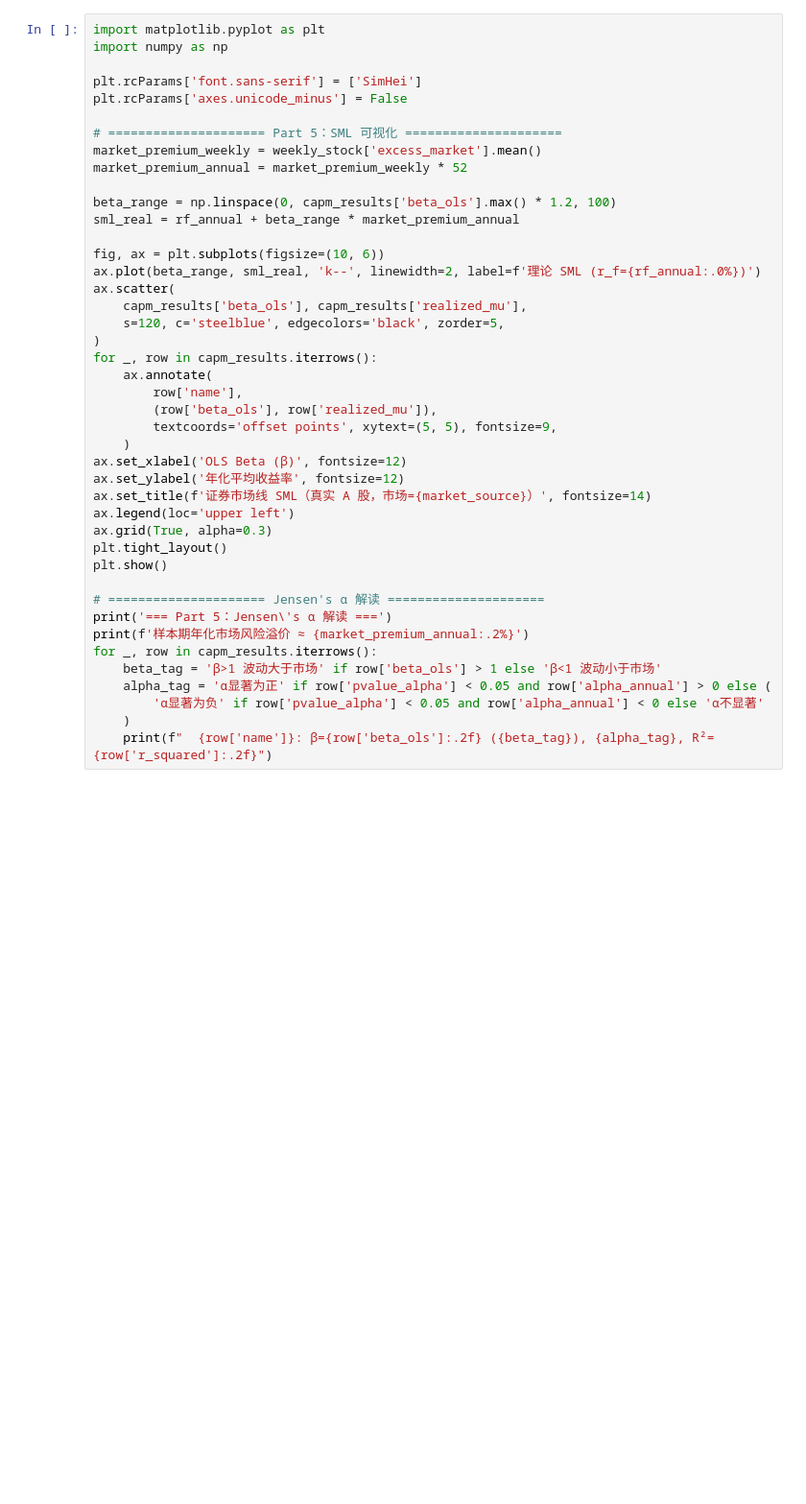
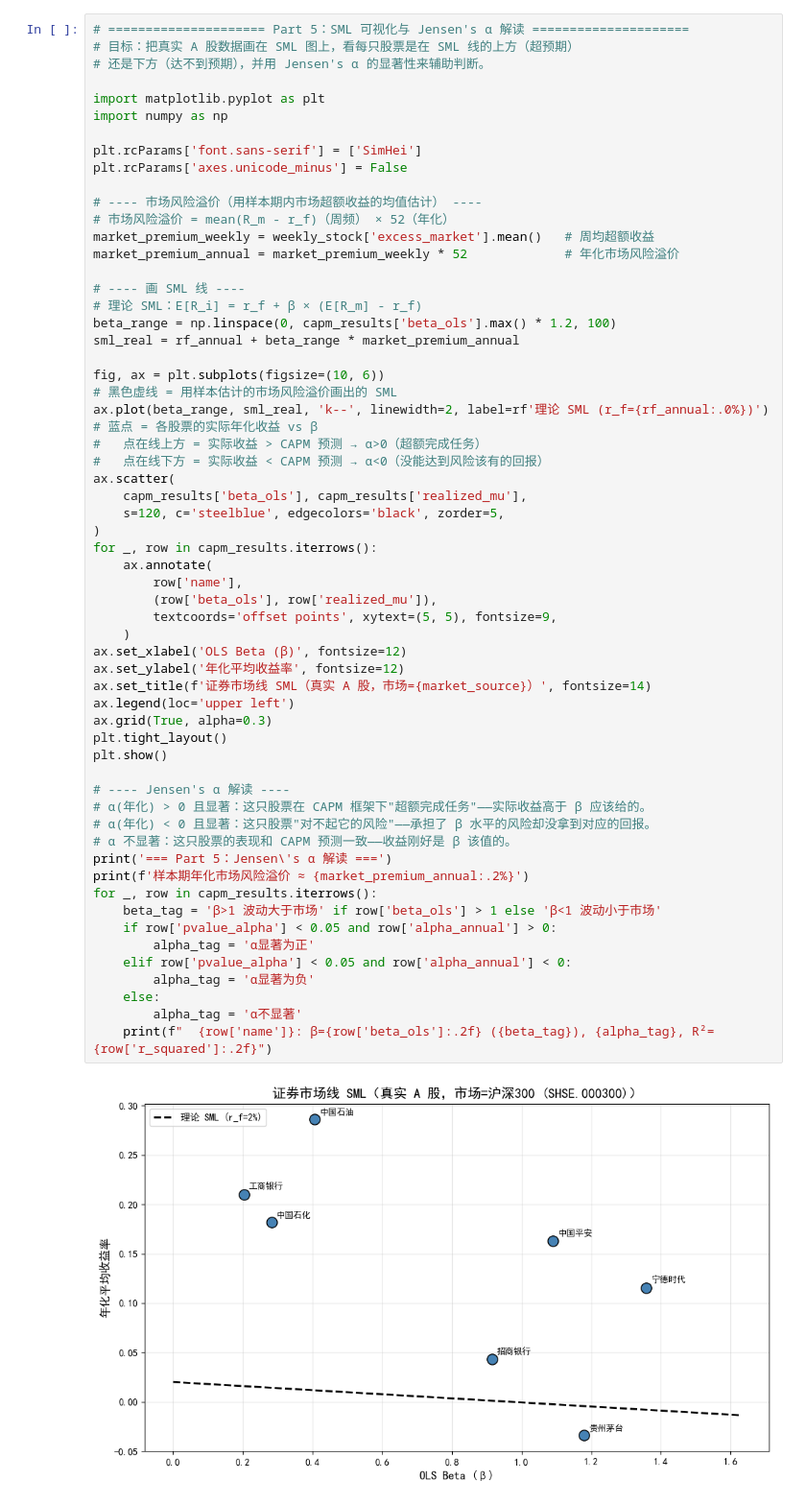
Before and after one commit to sslz1806/my_strategy, a Jupyter notebook: 因子回测/learn/CAPM.ipynb, the cells around one changed output. Shown at 96% size. Cells and saved outputs as stored; diff of their text form; blank space fills up the shorter version.

```diff
--- a/因子回测/learn/CAPM.ipynb
+++ b/因子回测/learn/CAPM.ipynb
@@ -327,43 +462,62 @@ capm_results
 # %%
+# ===================== Part 5：SML 可视化与 Jensen's α 解读 =====================
+# 目标：把真实 A 股数据画在 SML 图上，看每只股票是在 SML 线的上方（超预期）
+# 还是下方（达不到预期），并用 Jensen's α 的显著性来辅助判断。
+
 import matplotlib.pyplot as plt
 import numpy as np
 
 plt.rcParams['font.sans-serif'] = ['SimHei']
 plt.rcParams['axes.unicode_minus'] = False
 
-# ===================== Part 5：SML 可视化 =====================
-market_premium_weekly = weekly_stock['excess_market'].mean()
-market_premium_annual = market_premium_weekly * 52
+# ---- 市场风险溢价（用样本期内市场超额收益的均值估计） ----
+# 市场风险溢价 = mean(R_m - r_f)（周频） × 52（年化）
+market_premium_weekly = weekly_stock['excess_market'].mean()   # 周均超额收益
+market_premium_annual = market_premium_weekly * 52             # 年化市场风险溢价
 
+# ---- 画 SML 线 ----
+# 理论 SML：E[R_i] = r_f + β × (E[R_m] - r_f)
 beta_range = np.linspace(0, capm_results['beta_ols'].max() * 1.2, 100)
 sml_real = rf_annual + beta_range * market_premium_annual
 
 fig, ax = plt.subplots(figsize=(10, 6))
-ax.plot(beta_range, sml_real, 'k--', linewidth=2, label=f'理论 SML (r_f={rf_annual:.0%})')
+# 黑色虚线 = 用样本估计的市场风险溢价画出的 SML
+ax.plot(beta_range, sml_real, 'k--', linewidth=2, label=rf'理论 SML (r_f={rf_annual:.0%})')
+# 蓝点 = 各股票的实际年化收益 vs β
+#   点在线上方 = 实际收益 > CAPM 预测 → α>0（超额完成任务）
+#   点在线下方 = 实际收益 < CAPM 预测 → α<0（没能达到风险该有的回报）
 ax.scatter(
     capm_results['beta_ols'], capm_results['realized_mu'],
     s=120, c='steelblue', edgecolors='black', zorder=5,
 )
 for _, row in capm_results.iterrows():
     ax.annotate(
         row['name'],
         (row['beta_ols'], row['realized_mu']),
         textcoords='offset points', xytext=(5, 5), fontsize=9,
     )
 ax.set_xlabel('OLS Beta (β)', fontsize=12)
 ax.set_ylabel('年化平均收益率', fontsize=12)
 ax.set_title(f'证券市场线 SML（真实 A 股，市场={market_source}）', fontsize=14)
 ax.legend(loc='upper left')
 ax.grid(True, alpha=0.3)
 plt.tight_layout()
 plt.show()
 
-# ===================== Jensen's α 解读 =====================
+# ---- Jensen's α 解读 ----
+# α(年化) > 0 且显著：这只股票在 CAPM 框架下"超额完成任务"——实际收益高于 β 应该给的。
+# α(年化) < 0 且显著：这只股票"对不起它的风险"——承担了 β 水平的风险却没拿到对应的回报。
+# α 不显著：这只股票的表现和 CAPM 预测一致——收益刚好是 β 该值的。
 print('=== Part 5：Jensen\'s α 解读 ===')
 print(f'样本期年化市场风险溢价 ≈ {market_premium_annual:.2%}')
 for _, row in capm_results.iterrows():
     beta_tag = 'β>1 波动大于市场' if row['beta_ols'] > 1 else 'β<1 波动小于市场'
-    alpha_tag = 'α显著为正' if row['pvalue_alpha'] < 0.05 and row['alpha_annual'] > 0 else (
-        'α显著为负' if row['pvalue_alpha'] < 0.05 and row['alpha_annual'] < 0 else 'α不显著'
-    )
+    if row['pvalue_alpha'] < 0.05 and row['alpha_annual'] > 0:
+        alpha_tag = 'α显著为正'
+    elif row['pvalue_alpha'] < 0.05 and row['alpha_annual'] < 0:
+        alpha_tag = 'α显著为负'
+    else:
+        alpha_tag = 'α不显著'
     print(f"  {row['name']}: β={row['beta_ols']:.2f} ({beta_tag}), {alpha_tag}, R²={row['r_squared']:.2f}")
+# %% [output]
+[figure, added]
```
Also changed, not shown: parts of 8 cells of this notebook, 15 other files.
